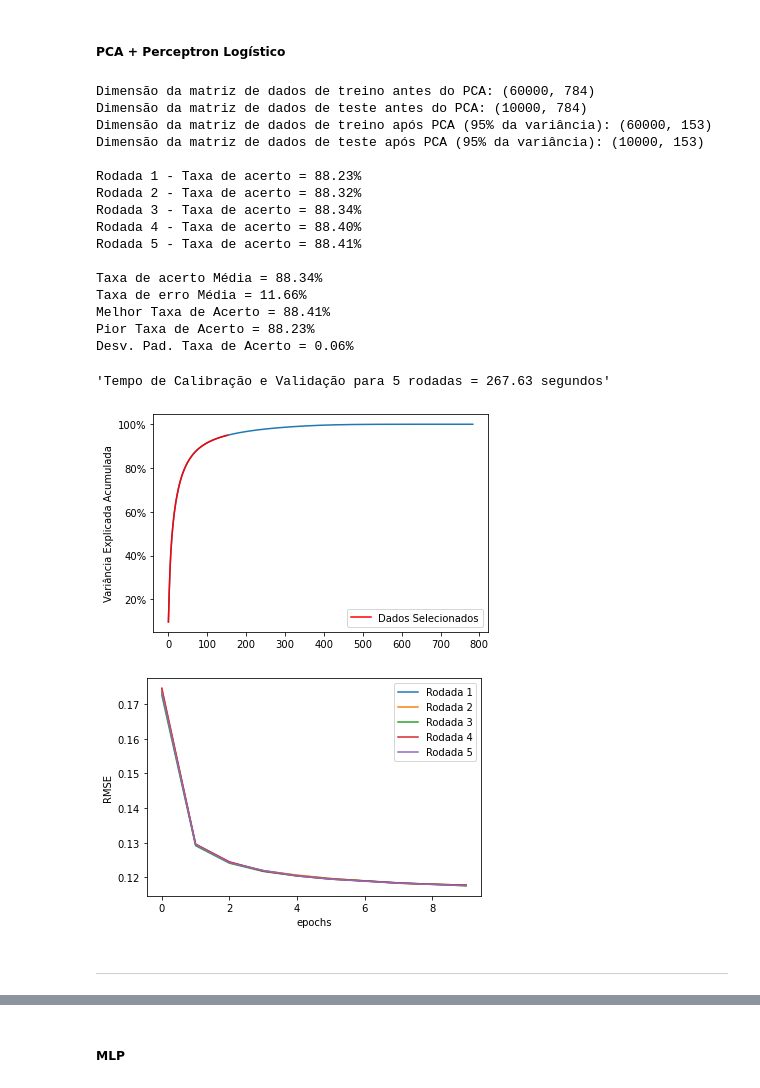
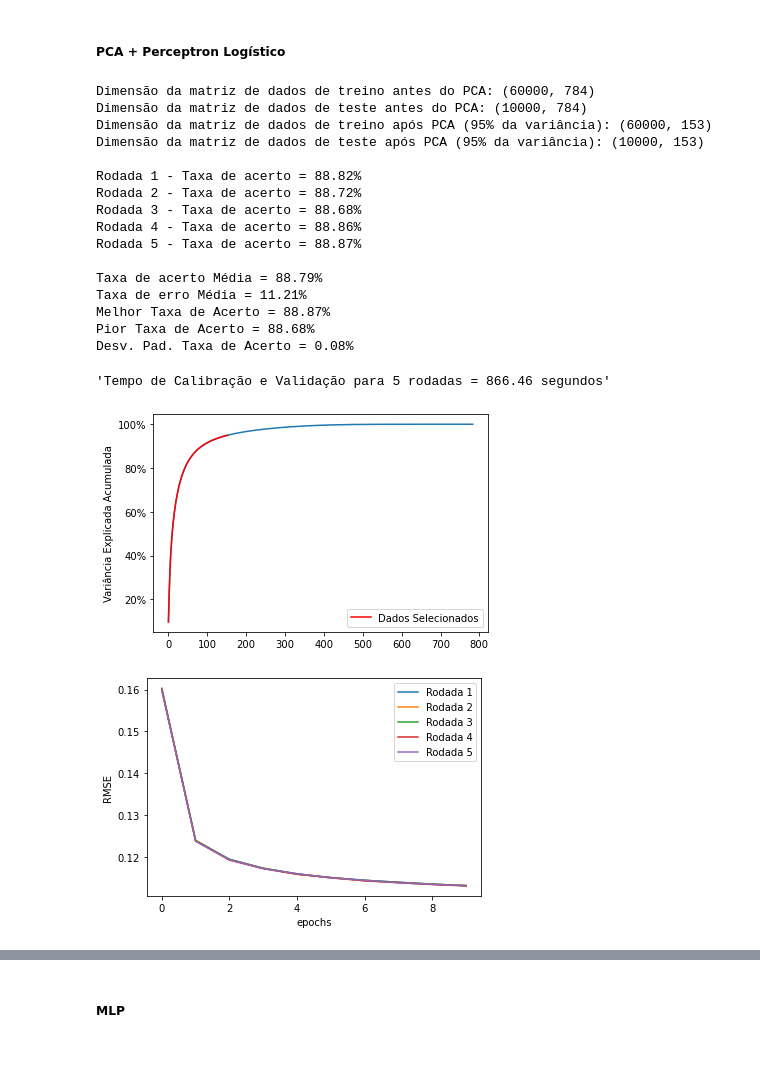
Before and after one commit to Ceduardosl/ICA, a Jupyter notebook: Projeto_Final/TC1_Q_01/TC1_Q_01.ipynb, the cells around one changed output, grey strips where cells are left out. Cells and saved outputs as stored; diff of their text form; code cells hidden in the pictures; blank space fills up the shorter version.

```diff
--- a/Projeto_Final/TC1_Q_01/TC1_Q_01.ipynb
+++ b/Projeto_Final/TC1_Q_01/TC1_Q_01.ipynb
@@ -425,45 +458,43 @@ Desv. Pad. Taxa de Acerto = 0.01%
 # Y = W*X (Nota de Aula) - Y = X*W (Presente Código)
 
 X, Y = MNIST_data.get_train_data()
 X_test, Y_test = MNIST_data.get_test_data()
 
 Y = one_hot_enconding(Y, 10)
 Y_test = one_hot_enconding(Y_test, 10)
 
 X = norm_data(X)
 X_test = norm_data(X_test)
 
 print("Dimensão da matriz de dados de treino antes do PCA: {}".format(X.shape))
 print("Dimensão da matriz de dados de teste antes do PCA: {}".format(X_test.shape))
 #A base de dados do MNIST é disponibilizada no seguinte padrão nxp
 #n é o número de amostras, p o número de característica
 #Para aplicação do PCA, deve-se transpor essa matriz para que se torne pxn
 
 X, X_test = PCA(X.T, X_test.T, compress = True, spt_point = 0.95)
 print("Dimensão da matriz de dados de treino após PCA (95% da variância): {}".format(X.shape))
 print("Dimensão da matriz de dados de teste após PCA (95% da variância): {}\n".format(X_test.shape))
 
 #PS (X, Y, X_test, Y_test, eta, Nr, Ne, fun_type)
-PS(X, Y, X_test, Y_test, 0.01, 5, 10, "log")
+PS(X, Y, X_test, Y_test, eta = 0.01, Nr = 5, Ne = 10, fun_type = "log", mom = 0.85)
 # %% [output]
 Dimensão da matriz de dados de treino antes do PCA: (60000, 784)
 Dimensão da matriz de dados de teste antes do PCA: (10000, 784)
 Dimensão da matriz de dados de treino após PCA (95% da variância): (60000, 153)
 Dimensão da matriz de dados de teste após PCA (95% da variância): (10000, 153)
 
-Rodada 1 - Taxa de acerto = 88.23%
-Rodada 2 - Taxa de acerto = 88.32%
-Rodada 3 - Taxa de acerto = 88.34%
-Rodada 4 - Taxa de acerto = 88.40%
-Rodada 5 - Taxa de acerto = 88.41%
+Rodada 1 - Taxa de acerto = 88.82%
+Rodada 2 - Taxa de acerto = 88.72%
+Rodada 3 - Taxa de acerto = 88.68%
+Rodada 4 - Taxa de acerto = 88.86%
+Rodada 5 - Taxa de acerto = 88.87%
 
-Taxa de acerto Média = 88.34%
-Taxa de erro Média = 11.66%
-Melhor Taxa de Acerto = 88.41%
-Pior Taxa de Acerto = 88.23%
-Desv. Pad. Taxa de Acerto = 0.06%
+Taxa de acerto Média = 88.79%
+Taxa de erro Média = 11.21%
+Melhor Taxa de Acerto = 88.87%
+Pior Taxa de Acerto = 88.68%
+Desv. Pad. Taxa de Acerto = 0.08%
-'Tempo de Calibração e Validação para 5 rodadas = 267.63 segundos'
+'Tempo de Calibração e Validação para 5 rodadas = 866.46 segundos'
 [figure]
-[figure, old version]
+[figure, new version]
-# %% [markdown]
-***
```
Also changed, not shown: parts of 15 cells of this notebook.
